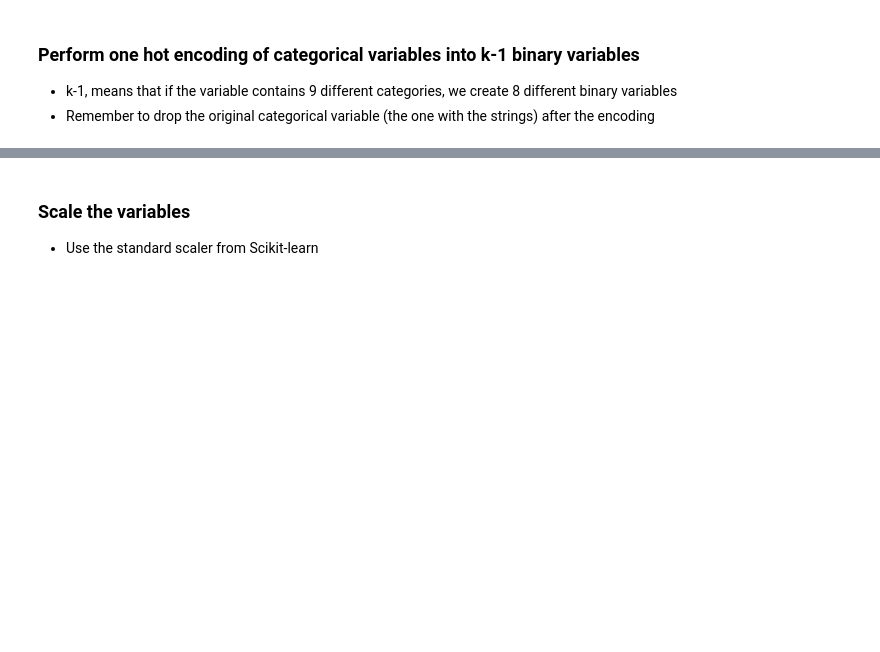
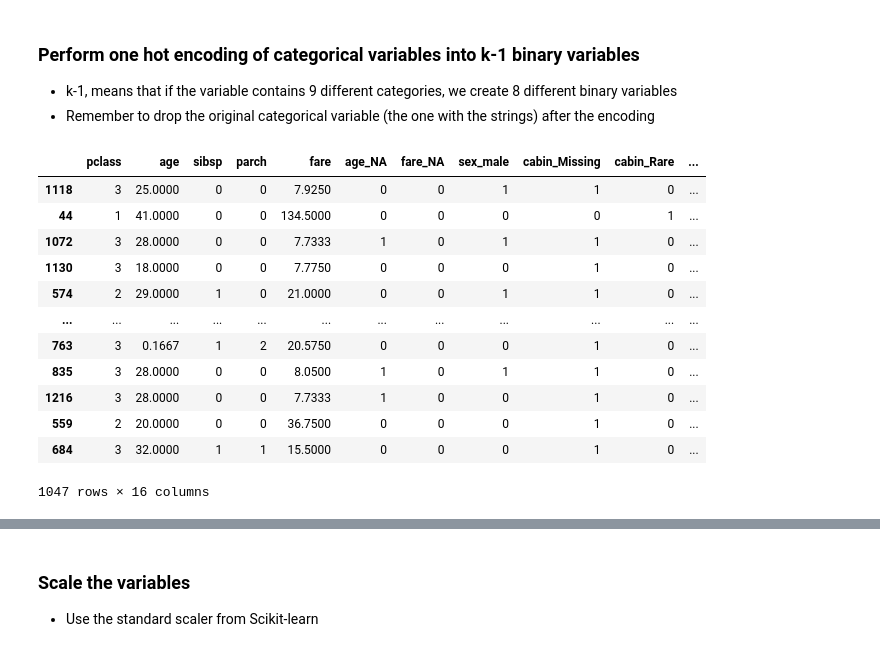
Before and after one commit to droesler/udemy_ml_deployment_course, a Jupyter notebook: section-04-research-and-development/section04_code_alongs/my_code_predicting_survival_titanic_assignment.ipynb, the cells around one changed output, grey strips where cells are left out. Cells and saved outputs as stored; diff of their text form; code cells hidden in the pictures; blank space fills up the shorter version.

```diff
--- a/section-04-research-and-development/section04_code_alongs/my_code_predicting_survival_titanic_assignment.ipynb
+++ b/section-04-research-and-development/section04_code_alongs/my_code_predicting_survival_titanic_assignment.ipynb
@@ -521,3 +408,26 @@ Name: cabin, dtype: float64
 
 - k-1, means that if the variable contains 9 different categories, we create 8 different binary variables
 - Remember to drop the original categorical variable (the one with the strings) after the encoding
+# %%
+for var in vars_cat:
+  X_train = pd.concat([X_train, pd.get_dummies(X_train[var], prefix=var, drop_first=True)], axis=1)
+  X_test = pd.concat([X_test, pd.get_dummies(X_test[var], prefix=var, drop_first=True)], axis=1)
+# %%
+X_train.drop(labels=vars_cat, axis=1, inplace=True)
+X_test.drop(labels=vars_cat, axis=1, inplace=True)
+# %%
+X_train
+# %% [output]
+|  | pclass | age | sibsp | parch | fare | age_NA | fare_NA | sex_male | cabin_Missing | cabin_Rare | ... |
+| 1118 | 3 | 25.0000 | 0 | 0 | 7.9250 | 0 | 0 | 1 | 1 | 0 | ... |
+| 44 | 1 | 41.0000 | 0 | 0 | 134.5000 | 0 | 0 | 0 | 0 | 1 | ... |
+| 1072 | 3 | 28.0000 | 0 | 0 | 7.7333 | 1 | 0 | 1 | 1 | 0 | ... |
+| 1130 | 3 | 18.0000 | 0 | 0 | 7.7750 | 0 | 0 | 0 | 1 | 0 | ... |
+| 574 | 2 | 29.0000 | 1 | 0 | 21.0000 | 0 | 0 | 1 | 1 | 0 | ... |
+| ... | ... | ... | ... | ... | ... | ... | ... | ... | ... | ... | ... |
+| 763 | 3 | 0.1667 | 1 | 2 | 20.5750 | 0 | 0 | 0 | 1 | 0 | ... |
+| 835 | 3 | 28.0000 | 0 | 0 | 8.0500 | 1 | 0 | 1 | 1 | 0 | ... |
+| 1216 | 3 | 28.0000 | 0 | 0 | 7.7333 | 1 | 0 | 0 | 1 | 0 | ... |
+| 559 | 2 | 20.0000 | 0 | 0 | 36.7500 | 0 | 0 | 0 | 1 | 0 | ... |
+| 684 | 3 | 32.0000 | 1 | 1 | 15.5000 | 0 | 0 | 0 | 1 | 0 | ... |
+1047 rows × 16 columns
```
Also changed, not shown: parts of 18 cells of this notebook.
